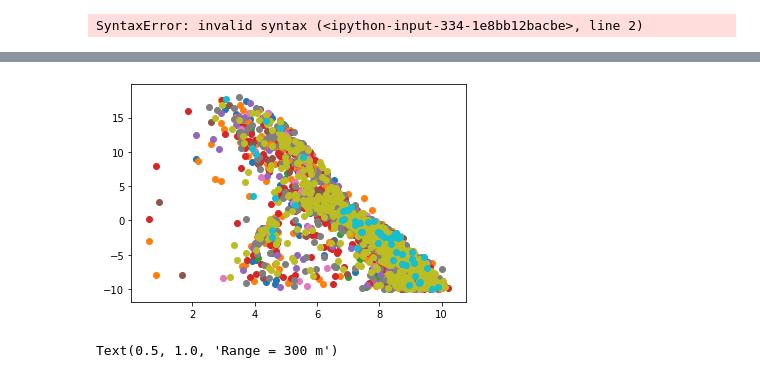
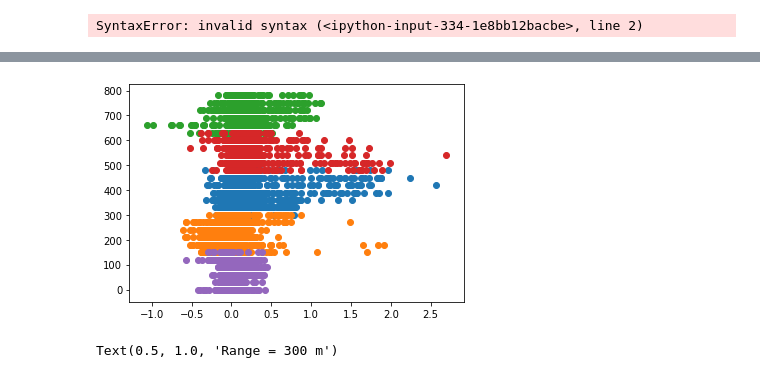
Before and after one commit to rcjackson/arming_the_edge, a Jupyter notebook: notebooks/Spectral processing.ipynb, the cells around one changed output, grey strips where cells are left out. Cells and saved outputs as stored; diff of their text form; code cells hidden in the pictures.

```diff
--- a/notebooks/Spectral processing.ipynb
+++ b/notebooks/Spectral processing.ipynb
@@ -585,0 +621,9 @@ Text(0,0.5,'spectral_width')
+# %%
+plt.figure(figsize=(15,5))
+print(my_spectra['time'])
+x, y = np.meshgrid(my_spectra['time'].values, my_spectra['range'].values)
+my_spectra['skewness'] = my_spectra['skewness'].where(my_spectra.snr > 0.5)
+plt.pcolormesh(x, y, my_spectra['skewness'].values.T, vmin=-3, vmax=3, cmap='pyart_balance')
+plt.colorbar(label='skewness')
+plt.ylim([0, 5000])
+plt.title('Aug 04 2017')
@@ -586,8 +640,9 @@ Text(0,0.5,'spectral_width')
 # %%
 from sklearn.cluster import KMeans
-kmeans = KMeans(n_clusters=10, random_state=0)
-spwidth = my_spectra['spectral_width'].values.flatten()
-velocity = my_spectra['snr'].values.flatten()
+x, y = np.meshgrid(my_spectra['time'].values, my_spectra['range'].values)
+kmeans = KMeans(n_clusters=5, random_state=0)
+spwidth = my_spectra['skewness'].values.flatten()
+velocity = y.flatten()
 inds = np.logical_and(np.isfinite(spwidth), np.isfinite(velocity))
 X = np.stack([spwidth[inds], velocity[inds]])
 print(X.shape)
@@ -613,9 +667,9 @@ array([[ 7.09780701,  0.8102053 ],
 # %%
-for i in range(10):
-    inds = np.where(kmeans.labels_ == i)[0]
+for i in range(5):
+    inds = np.where(kmeans.labels_ == i)
     plt.scatter(spwidth[inds], velocity[inds])
 # %% [output]
-[figure, old version]
+[figure, new version]
 # %%
 plt.plot(my_spectra['vel_bins'],
          psd.sel(time=datetime.datetime(2017, 8, 4, 0, 35, 00), range=300., method='nearest')*100,
```
Also changed, not shown: parts of 30 cells of this notebook, 9 other files.
